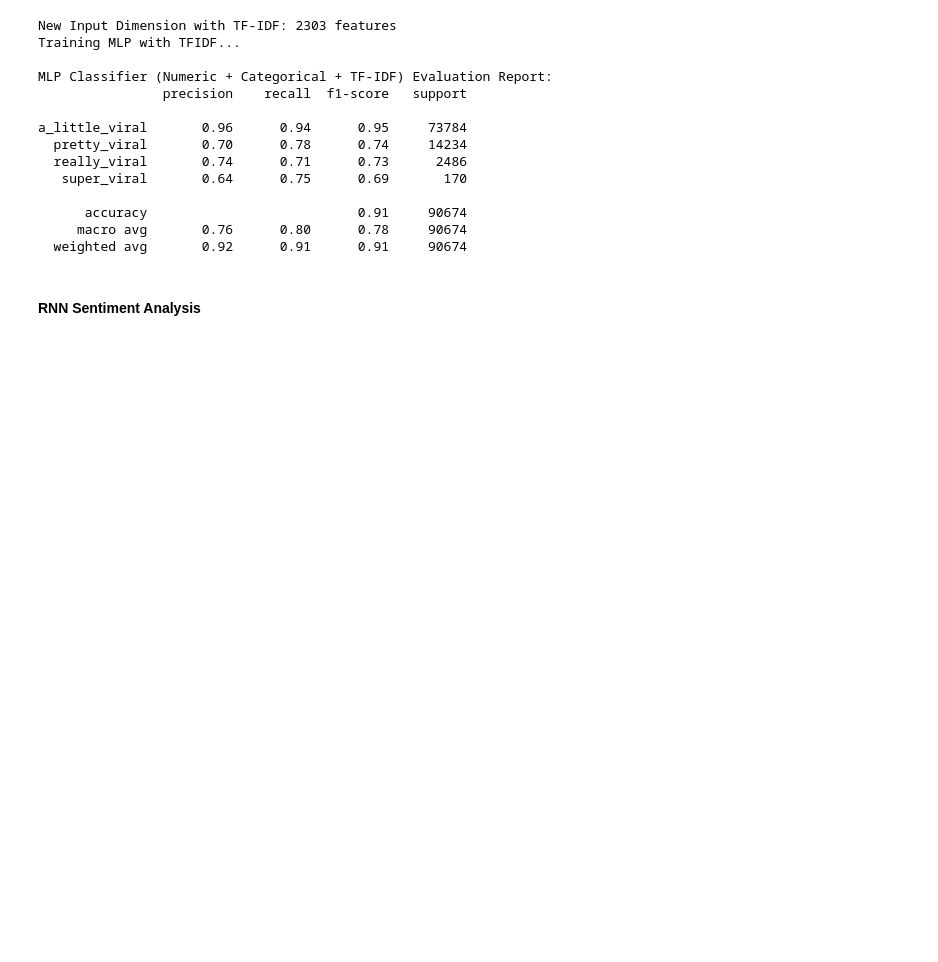
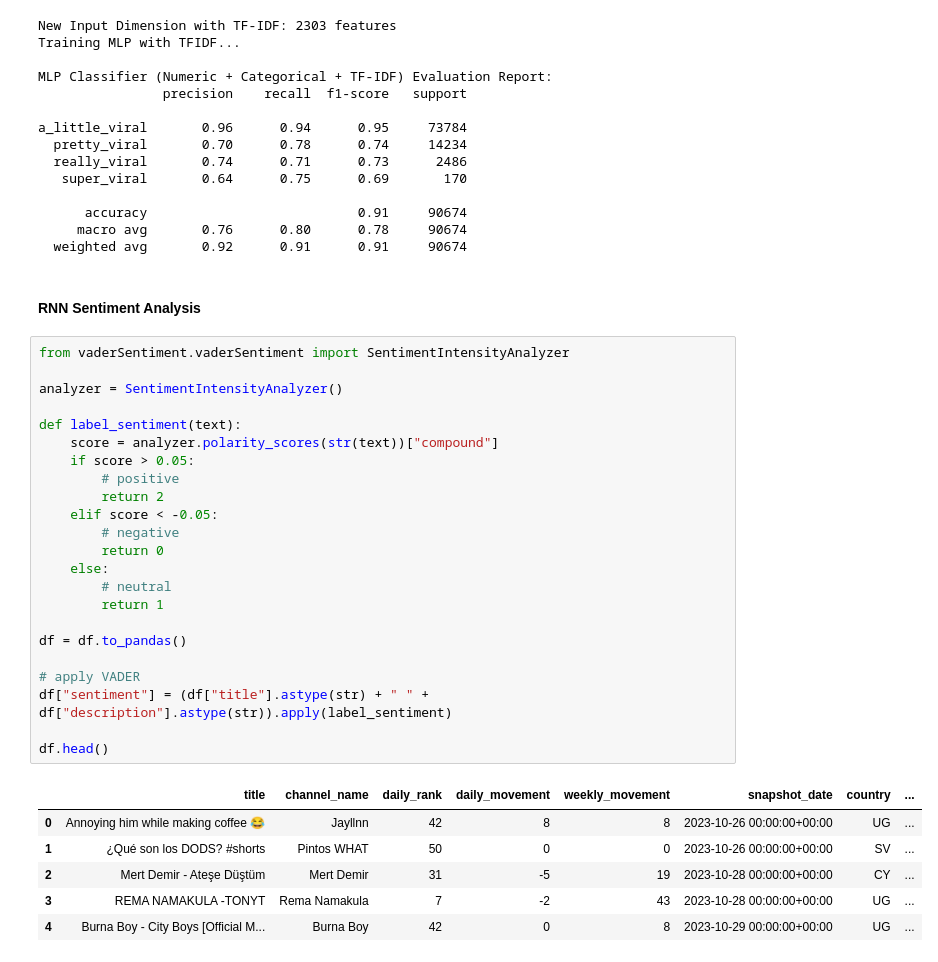
Before and after one commit to Mcray3000/DeeplearningFinalUwU, a Jupyter notebook: models.ipynb, the cells around one changed output. Cells and saved outputs as stored; diff of their text form; blank space fills up the shorter version.

Commit message:
feat: sentiment analysis on titles and description as a feature and rnn uses it to predict labels of likes for RNN

```diff
--- a/models.ipynb
+++ b/models.ipynb
@@ -814,3 +813,33 @@ a_little_viral       0.96      0.94      0.95     73784
   weighted avg       0.92      0.91      0.91     90674
 # %% [markdown]
 #### RNN Sentiment Analysis
+# %%
+from vaderSentiment.vaderSentiment import SentimentIntensityAnalyzer
+
+analyzer = SentimentIntensityAnalyzer()
+
+def label_sentiment(text):
+    score = analyzer.polarity_scores(str(text))["compound"]
+    if score > 0.05:
+        # positive
+        return 2
+    elif score < -0.05:
+        # negative
+        return 0
+    else:
+        # neutral
+        return 1
+
+df = df.to_pandas()
+
+# apply VADER
+df["sentiment"] = (df["title"].astype(str) + " " + df["description"].astype(str)).apply(label_sentiment)
+
+df.head()
+# %% [output]
+|  | title | channel_name | daily_rank | daily_movement | weekly_movement | snapshot_date | country | ... |
+| 0 | Annoying him while making coffee 😂 | Jayllnn | 42 | 8 | 8 | 2023-10-26 00:00:00+00:00 | UG | ... |
+| 1 | ¿Qué son los DODS? #shorts | Pintos WHAT | 50 | 0 | 0 | 2023-10-26 00:00:00+00:00 | SV | ... |
+| 2 | Mert Demir - Ateşe Düştüm | Mert Demir | 31 | -5 | 19 | 2023-10-28 00:00:00+00:00 | CY | ... |
+| 3 | REMA NAMAKULA -TONYT | Rema Namakula | 7 | -2 | 43 | 2023-10-28 00:00:00+00:00 | UG | ... |
+| 4 | Burna Boy - City Boys [Official M... | Burna Boy | 42 | 0 | 8 | 2023-10-29 00:00:00+00:00 | UG | ... |
```
Also changed, not shown: parts of 5 cells of this notebook, 2 other files.
